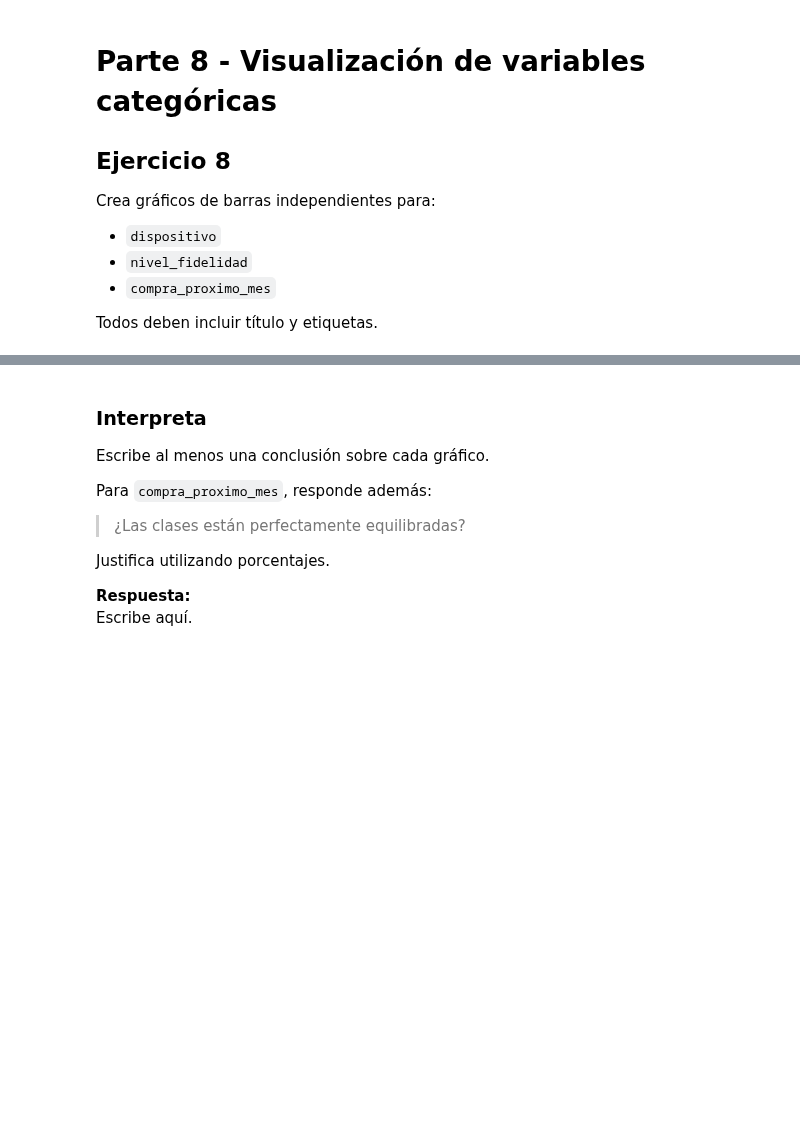
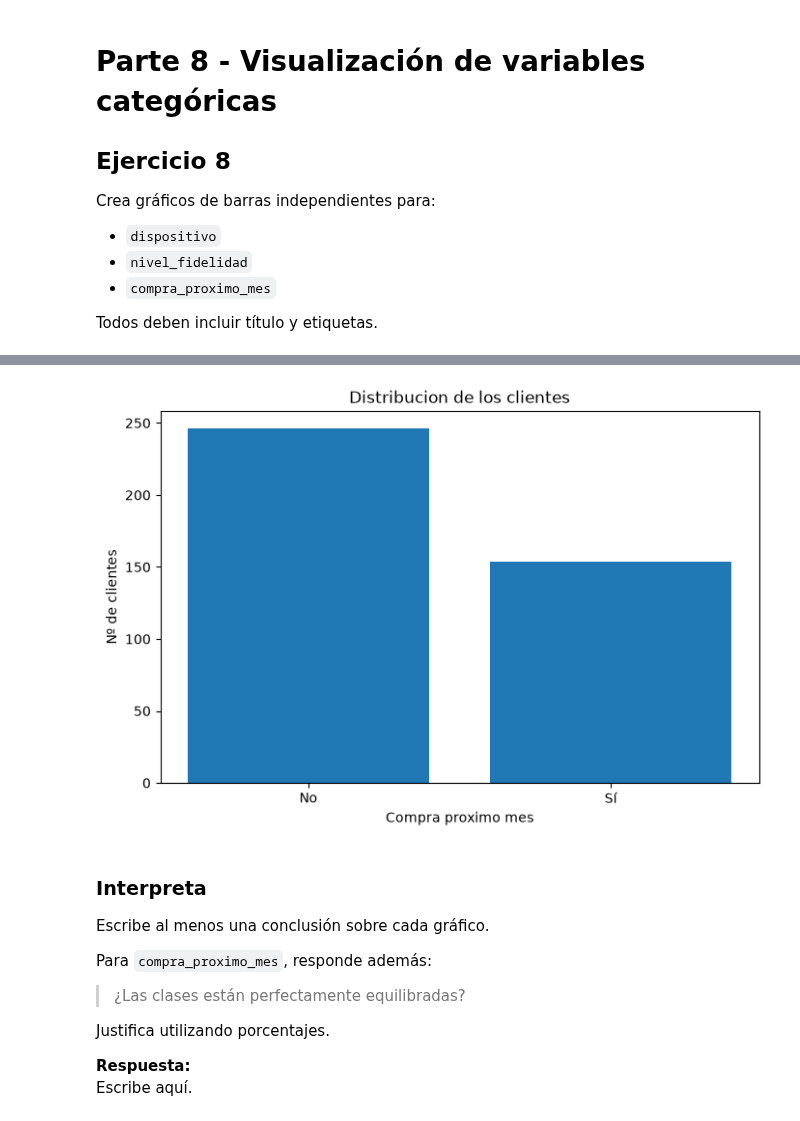
Before and after one commit to mmartinezvaras/s_aprendizaje, a Jupyter notebook: Notebooks S.aprendizaje/UD2/Practica_05.ipynb, the cells around one changed output, grey strips where cells are left out. Drawn from its saved outputs; the diff is of its cells as text; code cells hidden in the pictures; blank space fills up the shorter version.

```diff
--- a/Notebooks S.aprendizaje/UD2/Practica_05.ipynb
+++ b/Notebooks S.aprendizaje/UD2/Practica_05.ipynb
@@ -611,3 +631,15 @@ Todos deben incluir título y etiquetas.
+# %%
+# TODO: gráfico de barras de compra_proximo_mes
+conteos_fid = df["compra_proximo_mes"].value_counts()
+
+plt.figure(figsize=(8,5))
+plt.bar(conteos_fid.index, conteos_fid.values)
+plt.xlabel("Compra proximo mes")
+plt.ylabel("Nº de clientes")
+plt.title("Distribucion de los clientes")
+plt.show()
+# %% [output]
+[figure, added]
 # %% [markdown]
 ### Interpreta
 
```
Also changed, not shown: parts of 11 cells of this notebook.
